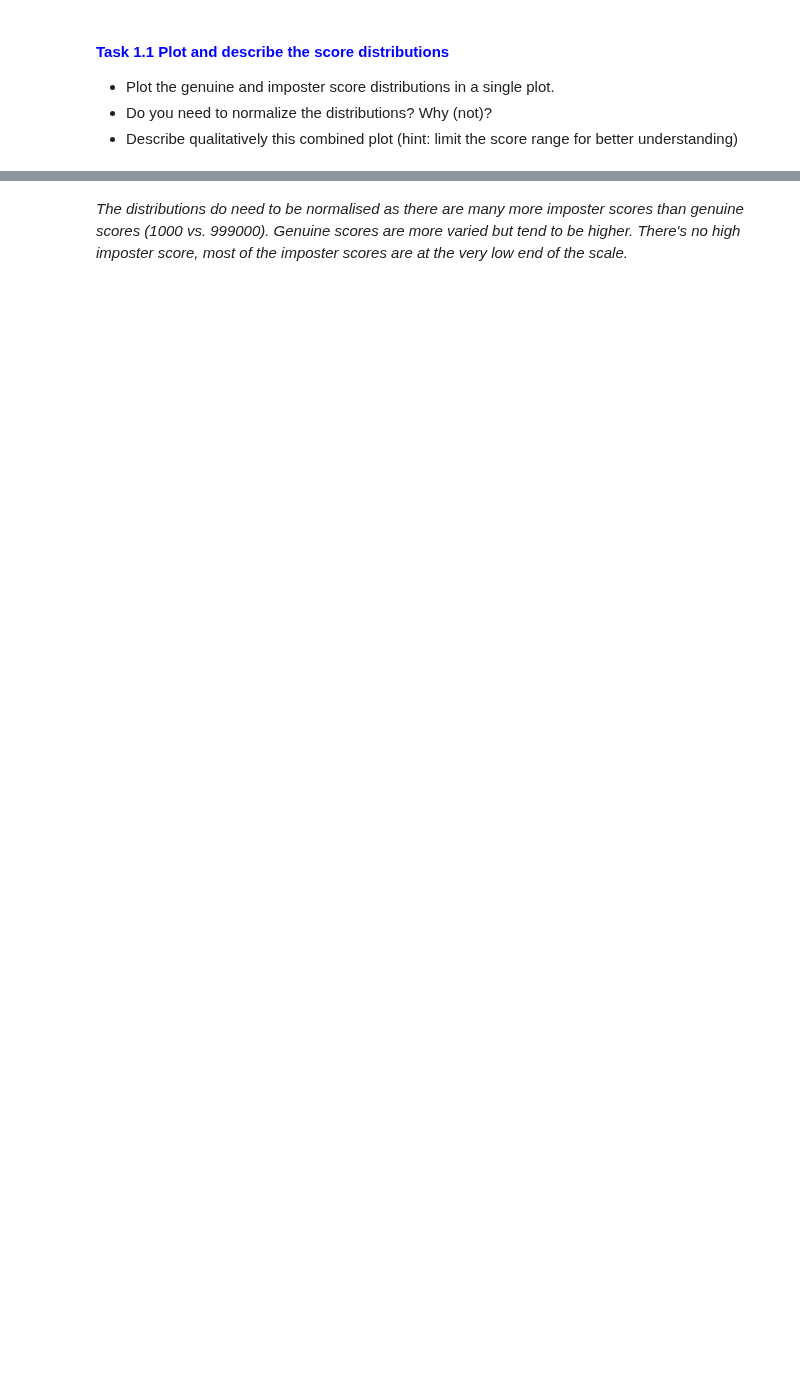
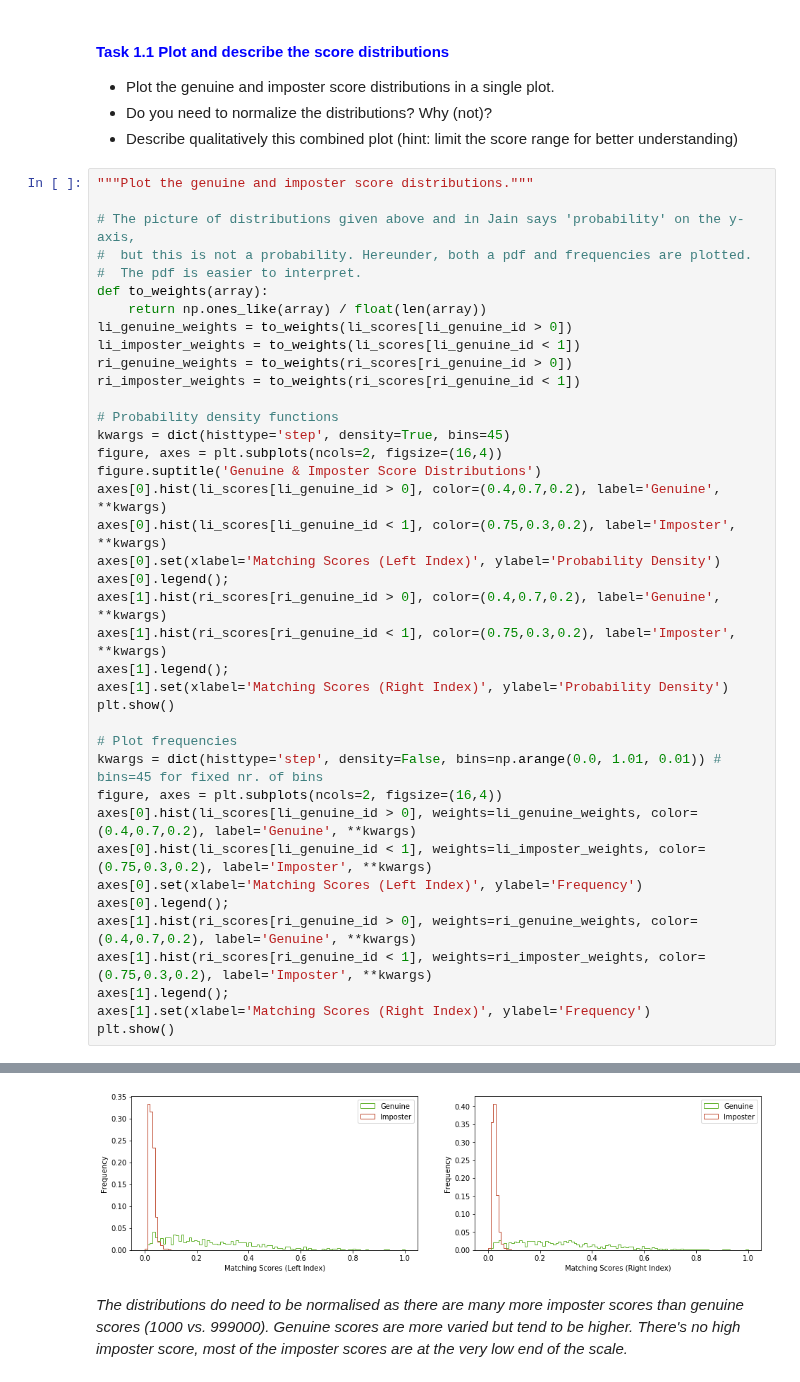
Before and after one commit to BrunoVandekerkhove/biometric-systems, a Jupyter notebook: evaluation/validating.ipynb, the cells around one changed output, grey strips where cells are left out. Saved outputs shown, nothing was run; the diff lists cells and outputs as text; blank space fills up the shorter version.

```diff
--- a/evaluation/validating.ipynb
+++ b/evaluation/validating.ipynb
@@ -107,3 +107,43 @@ From the previously calculated genuine and impostor scores for the available dat
 * Do you need to normalize the distributions? Why (not)?
 * Describe qualitatively this combined plot (hint: limit the score range for better understanding)
 </font>
+# %%
+"""Plot the genuine and imposter score distributions."""
+
+# The picture of distributions given above and in Jain says 'probability' on the y-axis,
+#  but this is not a probability. Hereunder, both a pdf and frequencies are plotted.
+#  The pdf is easier to interpret.
+def to_weights(array):
+    return np.ones_like(array) / float(len(array))
+li_genuine_weights = to_weights(li_scores[li_genuine_id > 0])
+li_imposter_weights = to_weights(li_scores[li_genuine_id < 1])
+ri_genuine_weights = to_weights(ri_scores[ri_genuine_id > 0])
+ri_imposter_weights = to_weights(ri_scores[ri_genuine_id < 1])
+
+# Probability density functions
+kwargs = dict(histtype='step', density=True, bins=45)
+figure, axes = plt.subplots(ncols=2, figsize=(16,4))
+figure.suptitle('Genuine & Imposter Score Distributions')
+axes[0].hist(li_scores[li_genuine_id > 0], color=(0.4,0.7,0.2), label='Genuine', **kwargs)
+axes[0].hist(li_scores[li_genuine_id < 1], color=(0.75,0.3,0.2), label='Imposter', **kwargs)
+axes[0].set(xlabel='Matching Scores (Left Index)', ylabel='Probability Density')
+axes[0].legend();
+axes[1].hist(ri_scores[ri_genuine_id > 0], color=(0.4,0.7,0.2), label='Genuine', **kwargs)
+axes[1].hist(ri_scores[ri_genuine_id < 1], color=(0.75,0.3,0.2), label='Imposter', **kwargs)
+axes[1].legend();
+axes[1].set(xlabel='Matching Scores (Right Index)', ylabel='Probability Density')
+plt.show()
+
+# Plot frequencies
+kwargs = dict(histtype='step', density=False, bins=np.arange(0.0, 1.01, 0.01)) # bins=45 for fixed nr. of bins
+figure, axes = plt.subplots(ncols=2, figsize=(16,4))
+axes[0].hist(li_scores[li_genuine_id > 0], weights=li_genuine_weights, color=(0.4,0.7,0.2), label='Genuine', **kwargs)
+axes[0].hist(li_scores[li_genuine_id < 1], weights=li_imposter_weights, color=(0.75,0.3,0.2), label='Imposter', **kwargs)
+axes[0].set(xlabel='Matching Scores (Left Index)', ylabel='Frequency')
+axes[0].legend();
+axes[1].hist(ri_scores[ri_genuine_id > 0], weights=ri_genuine_weights, color=(0.4,0.7,0.2), label='Genuine', **kwargs)
+axes[1].hist(ri_scores[ri_genuine_id < 1], weights=ri_imposter_weights, color=(0.75,0.3,0.2), label='Imposter', **kwargs)
+axes[1].legend();
+axes[1].set(xlabel='Matching Scores (Right Index)', ylabel='Frequency')
+plt.show()
+# %% [output]
@@ -110,2 +151,3 @@ From the previously calculated genuine and impostor scores for the available dat
+[figure, added]
 # %% [markdown]
 *The distributions do need to be normalised as there are many more imposter scores than genuine scores (1000 vs. 999000). Genuine scores are more varied but tend to be higher. There's no high imposter score, most of the imposter scores are at the very low end of the scale.*
```
Also changed, not shown: parts of 2 cells of this notebook.
